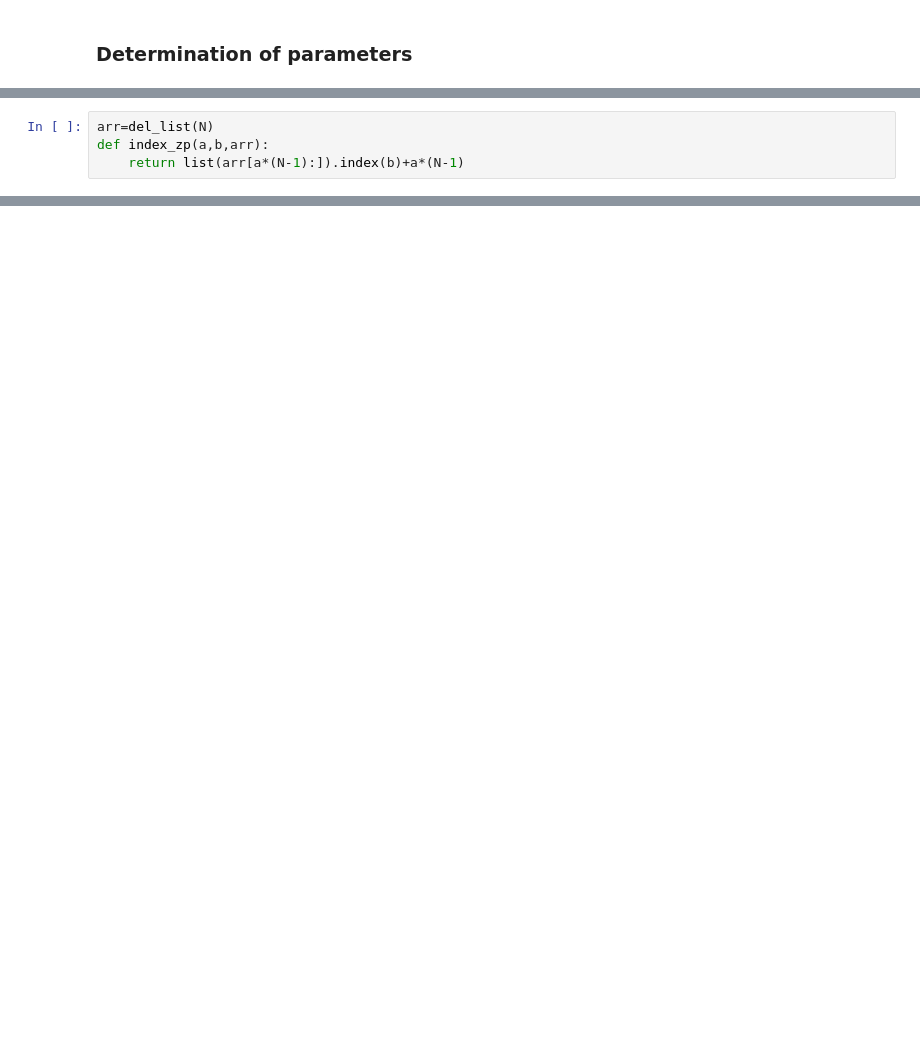
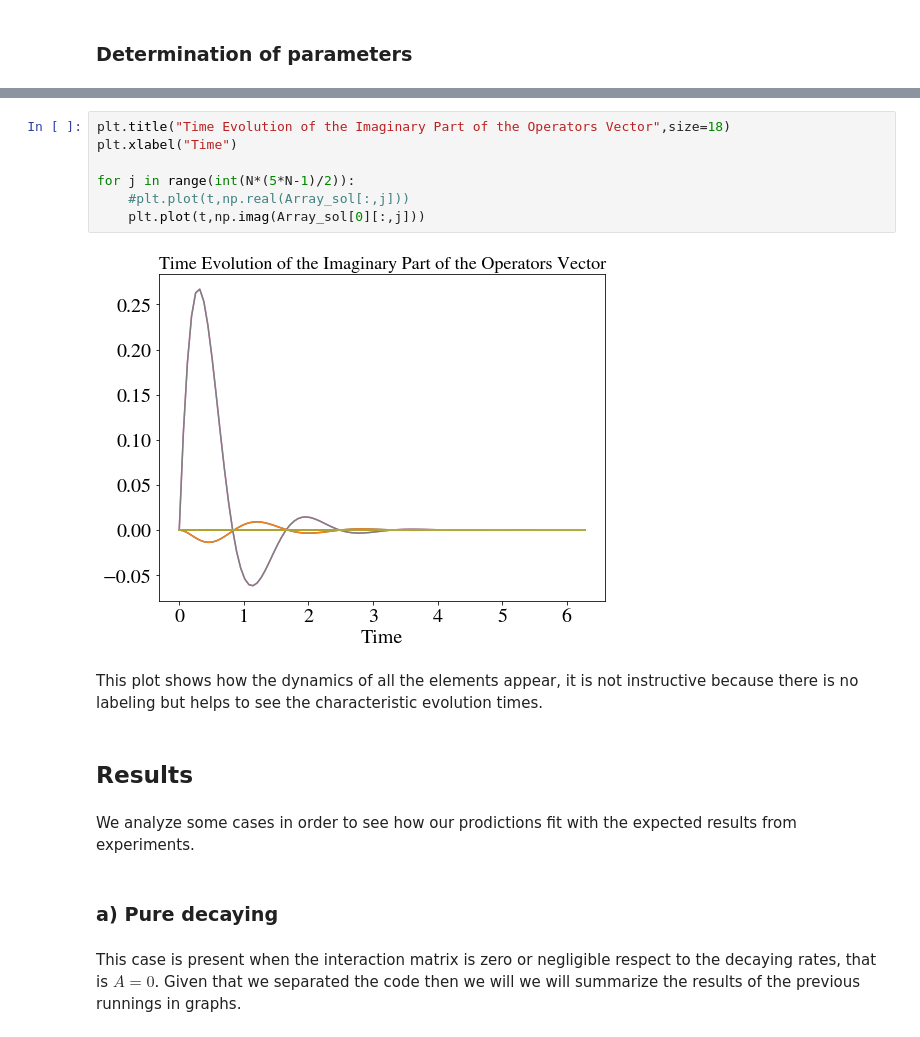
Before and after one commit to eckast161/PHYS_5070, a Jupyter notebook: CND.ipynb, the cells around one changed output, grey strips where cells are left out. Drawn from its saved outputs; the diff is of its cells as text; blank space fills up the shorter version.

```diff
--- a/CND.ipynb
+++ b/CND.ipynb
@@ -886,4 +256,0 @@ set([a,b])
-# %%
-arr=del_list(N)
-def index_zp(a,b,arr):
-    return list(arr[a*(N-1):]).index(b)+a*(N-1)
@@ -891,0 +953,19 @@ index_zp(7,1,arr)+
+# %%
+plt.title("Time Evolution of the Imaginary Part of the Operators Vector",size=18)
+plt.xlabel("Time")
+
+for j in range(int(N*(5*N-1)/2)):
+    #plt.plot(t,np.real(Array_sol[:,j]))
+    plt.plot(t,np.imag(Array_sol[0][:,j]))
+# %% [output]
+[figure, added]
+# %% [markdown]
+This plot shows how the dynamics of all the elements appear, it is not instructive because there is no labeling but helps to see the characteristic evolution times.
+# %% [markdown]
+## Results
+# %% [markdown]
+We analyze some cases in order to see how our prodictions fit with the expected results from experiments.
+# %% [markdown]
+### a) Pure decaying
+# %% [markdown]
+This case is present when the interaction matrix is zero or negligible respect to the decaying rates, that is  $A=0$. Given that we separated the code then we will we will summarize the results of the previous runnings in graphs.
```
Also changed, not shown: parts of 111 cells of this notebook.
